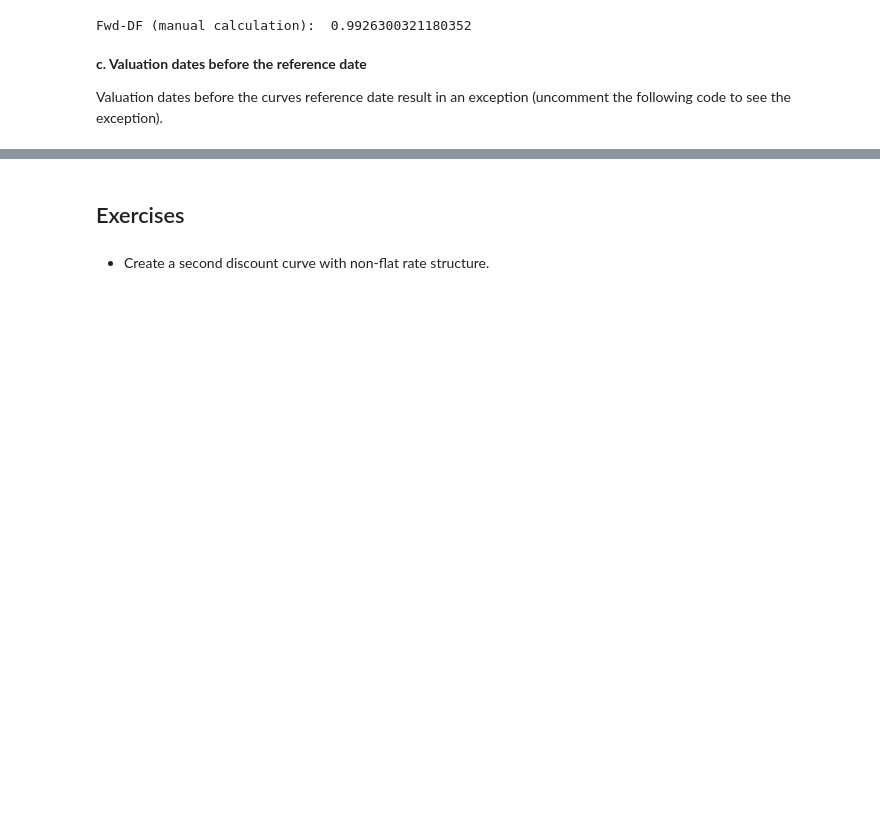
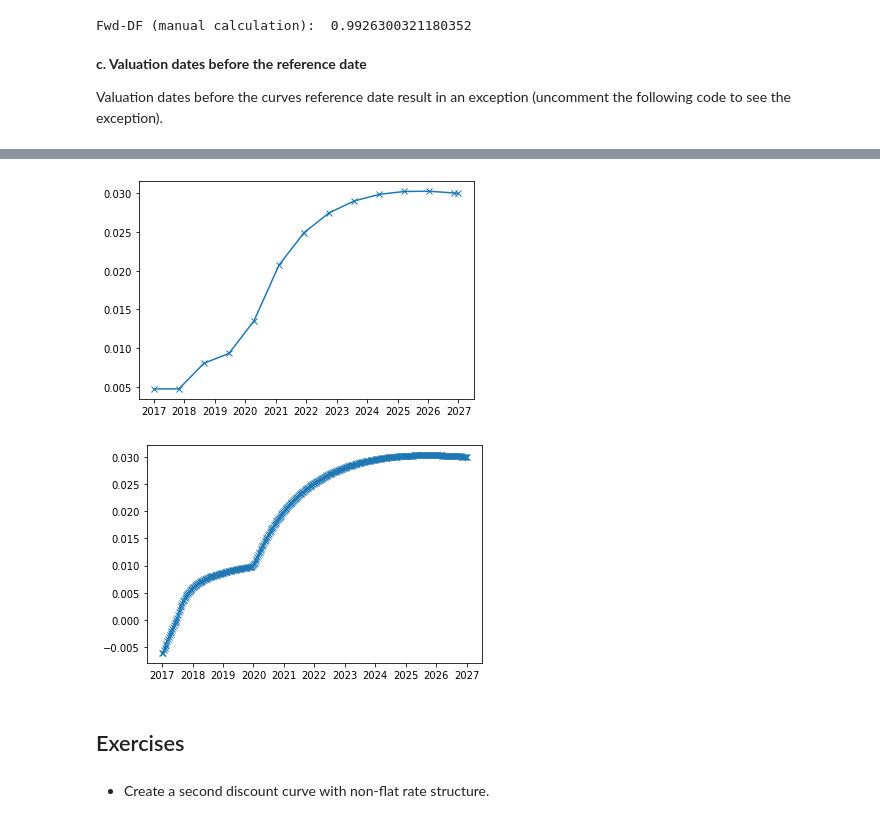
Before and after one commit to pikki622/RiVaPy, a Jupyter notebook: notebooks/marketdata/discount_curves.ipynb, the cells around one changed output, grey strips where cells are left out. Saved outputs shown, nothing was run; the diff lists cells and outputs as text; code cells hidden in the pictures; blank space fills up the shorter version.

```diff
--- a/notebooks/marketdata/discount_curves.ipynb
+++ b/notebooks/marketdata/discount_curves.ipynb
@@ -181,3 +150,12 @@ mkt_plot.curve(dc,range(1,10*365,30), refdate, True)
+# %%
+#Example with coarse timegrid
+dc_hagan.plot(days=300, marker='x')
+#Example with fine timegrid
+plt.figure()
+dc_hagan.plot(days=10, marker='x')
+# %% [output]
+[figure, added]
+[figure, added]
 # %% [markdown]
 ## Exercises
 # %% [markdown]
```
Also changed, not shown: parts of 17 cells of this notebook, 2 other files.
